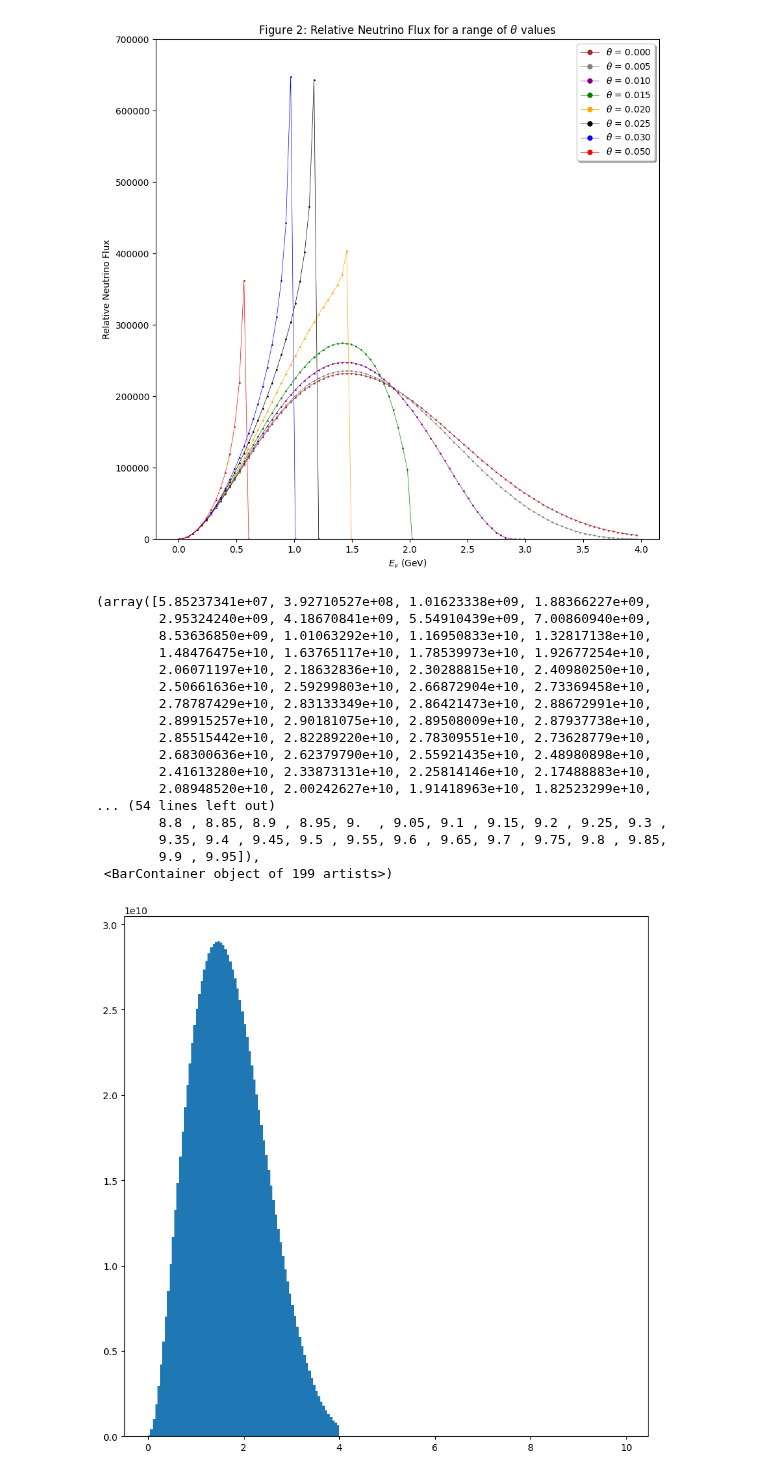
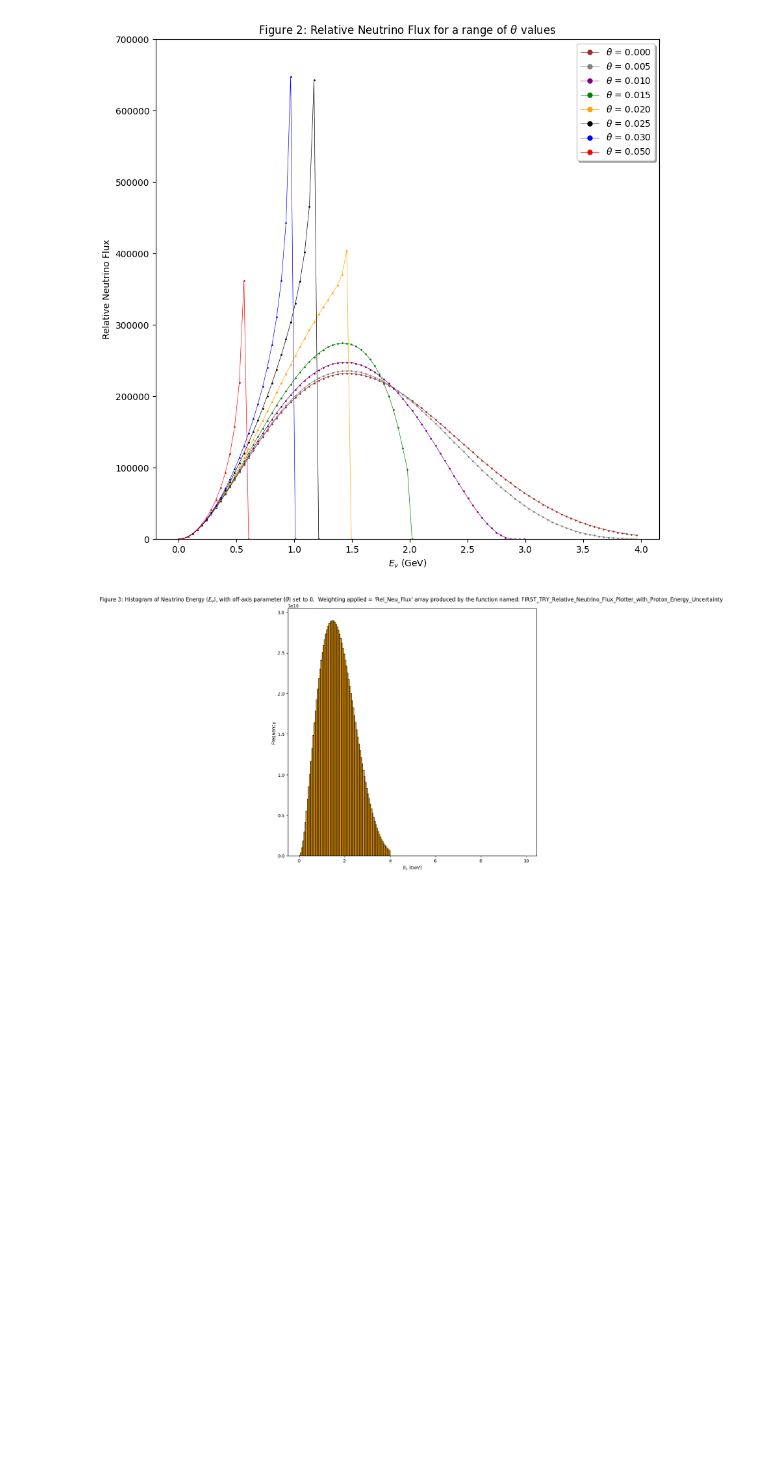
Before and after one commit to MrD0balina/Fourth-Year-Project---Neutrino-Oscillations, a Jupyter notebook: Week_3_Adding_Weighting_to_Pions_based_upon_their_energy.ipynb, the cells around one changed output. Saved outputs shown, nothing was run; the diff lists cells and outputs as text; code cells hidden in the pictures; blank space fills up the shorter version.

```diff
--- a/Week_3_Adding_Weighting_to_Pions_based_upon_their_energy.ipynb
+++ b/Week_3_Adding_Weighting_to_Pions_based_upon_their_energy.ipynb
@@ -280,25 +281,15 @@ def FIRST_TRY_Relative_Neutrino_Flux_Plotter_with_Proton_Energy_Uncertainty( the
 # %%
 x_1 , y_1 , z_1 = FIRST_TRY_Relative_Neutrino_Flux_Plotter_with_Proton_Energy_Uncertainty( 0.00 )
 plt.figure(figsize=(10, 10))
 #plt.plot( x_1 , y_1 , "-o" , color = "brown", linewidth = 0.5 , markersize = 1, label = r'$\theta$ = 0.014' )
 
-plt.hist( x_1 , bins = np.arange( 0 , 10 , 0.05 )  , weights =  y_1 )
+plt.hist( x_1 , bins = np.arange( 0 , 10 , 0.05 )  , weights =  y_1 , edgecolor = "black" , ls = "-" , color = "orange" )
+
+plt.title(r"Figure 3: Histogram of Neutrino Energy ($E_{\nu}$), with off-axis parameter ($\theta$) set to 0.  Weighting applied = 'Rel_Neu_Flux' array produced by the function named: FIRST_TRY_Relative_Neutrino_Flux_Plotter_with_Proton_Energy_Uncertainty  ")
+
+plt.xlabel(r"$E_{\nu}$ (GeV)")
+plt.ylabel("Frequency")
+
+plt.show()
 # %% [output]
-(array([5.85237341e+07, 3.92710527e+08, 1.01623338e+09, 1.88366227e+09,
-        2.95324240e+09, 4.18670841e+09, 5.54910439e+09, 7.00860940e+09,
-        8.53636850e+09, 1.01063292e+10, 1.16950833e+10, 1.32817138e+10,
-        1.48476475e+10, 1.63765117e+10, 1.78539973e+10, 1.92677254e+10,
-        2.06071197e+10, 2.18632836e+10, 2.30288815e+10, 2.40980250e+10,
-        2.50661636e+10, 2.59299803e+10, 2.66872904e+10, 2.73369458e+10,
-        2.78787429e+10, 2.83133349e+10, 2.86421473e+10, 2.88672991e+10,
-        2.89915257e+10, 2.90181075e+10, 2.89508009e+10, 2.87937738e+10,
-        2.85515442e+10, 2.82289220e+10, 2.78309551e+10, 2.73628779e+10,
-        2.68300636e+10, 2.62379790e+10, 2.55921435e+10, 2.48980898e+10,
-        2.41613280e+10, 2.33873131e+10, 2.25814146e+10, 2.17488883e+10,
-        2.08948520e+10, 2.00242627e+10, 1.91418963e+10, 1.82523299e+10,
-... (54 lines left out)
-        8.8 , 8.85, 8.9 , 8.95, 9.  , 9.05, 9.1 , 9.15, 9.2 , 9.25, 9.3 ,
-        9.35, 9.4 , 9.45, 9.5 , 9.55, 9.6 , 9.65, 9.7 , 9.75, 9.8 , 9.85,
-        9.9 , 9.95]),
- <BarContainer object of 199 artists>)
-[figure, old version]
+[figure, new version]
```
Also changed, not shown: parts of 19 cells of this notebook.
